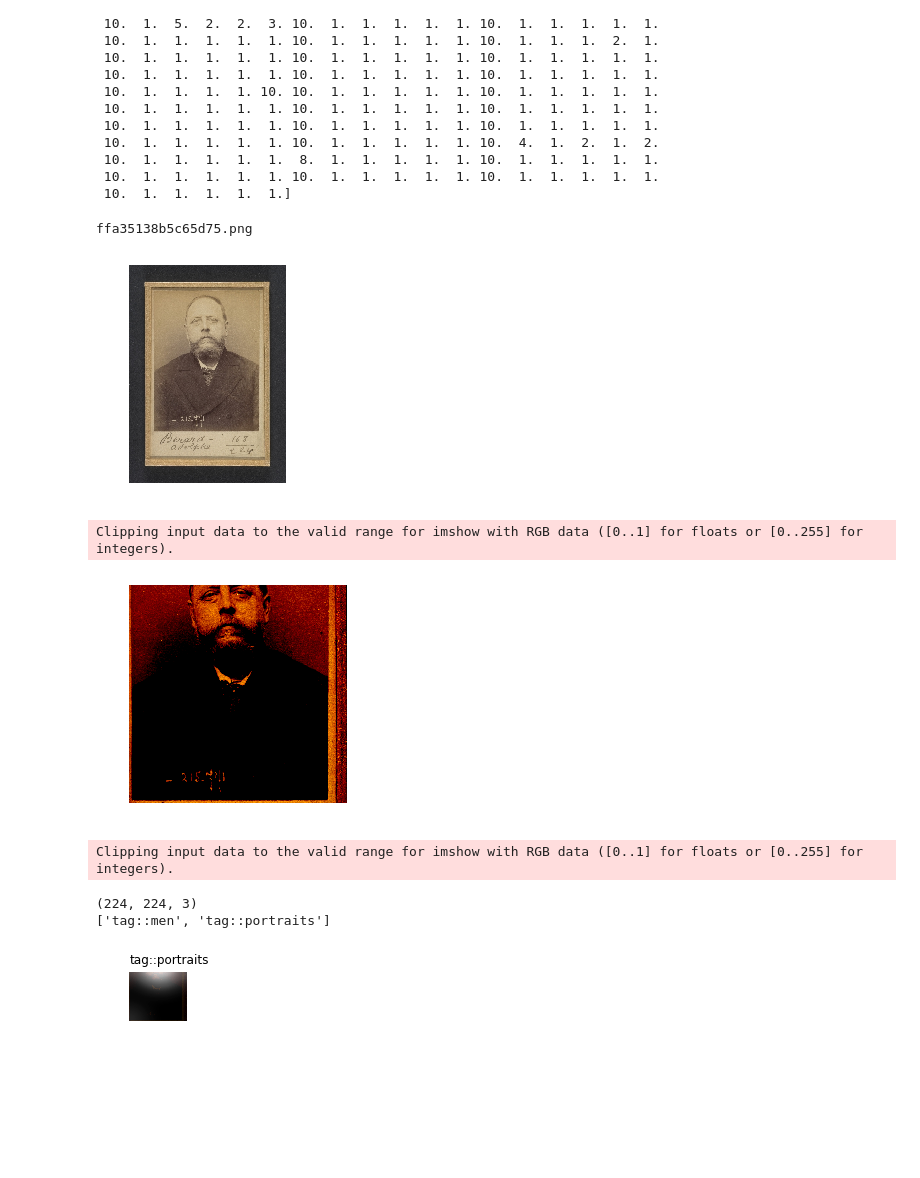
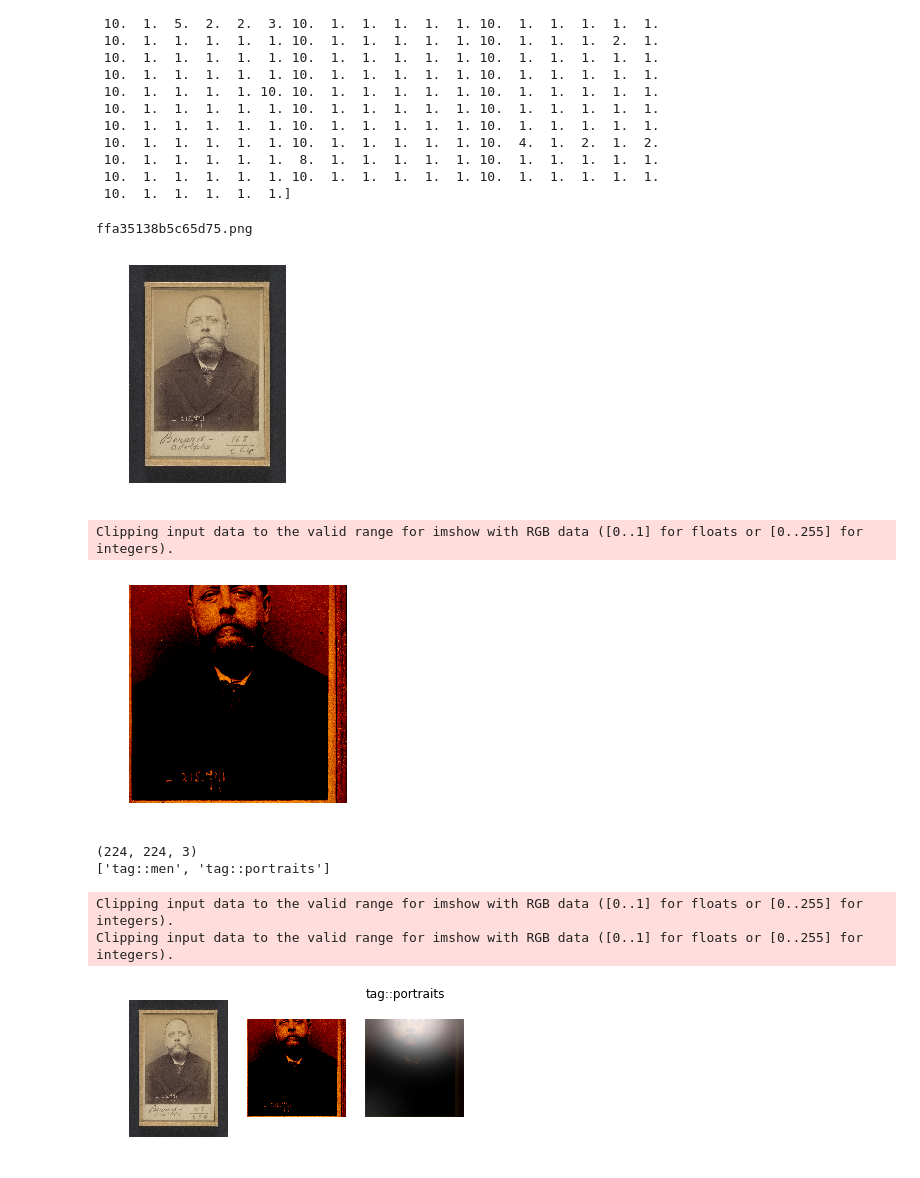
Before and after one commit to tsy935/CS231N_CZT, a Jupyter notebook: analyses/visualize_attention.ipynb, the cells around one changed output. Saved outputs shown, nothing was run; the diff lists cells and outputs as text; code cells hidden in the pictures; blank space fills up the shorter version.

Commit message:
Update code to only crop images for prediction

```diff
--- a/analyses/visualize_attention.ipynb
+++ b/analyses/visualize_attention.ipynb
@@ -63,7 +63,7 @@ print(np.sum(labels_pred, axis=1))
 # %%
 ## Adapted from https://github.com/sgrvinod/a-PyTorch-Tutorial-to-Image-Captioning/blob/master/caption.py
 ## Function to visualize attention map for one image
-def visualize_att(image, pred_labels, alphas, idx2class, smooth=True):
+def visualize_att(img_path, image, pred_labels, alphas, idx2class, smooth=True):
     """
     Visualizes caption with weights at every word.
     Adapted from paper authors' repo: https://github.com/kelvinxu/arctic-captions/blob/master/alpha_visualization.ipynb
@@ -74,21 +74,27 @@ def visualize_att(image, pred_labels, alphas, idx2class, smooth=True):
         idx2class: dictionary mapping indices to class names
         smooth: boolean, whether smooth weights
     """
-    #image = Image.open(img_path)
+
+    label_nums = np.argwhere(pred_labels == 1.0).reshape(-1).tolist()
+    num_pred = len(label_nums)
+
+    raw_img = Image.open(img_path)
+    plt.subplot(1, num_pred + 2, 1)
+    plt.imshow(raw_img)
+    plt.axis('off')
     #image = image.resize([14 * 50, 14 * 50])
     #image = image.resize([14 * 24, 14 * 24], Image.LANCZOS)
     #image = image.resize([224, 224], Image.LANCZOS)
 
-    label_nums = np.argwhere(pred_labels == 1.0).reshape(-1).tolist()
-    num_pred = len(label_nums)
-
-    plt.subplot()
+    plt.subplot(1, num_pred + 2, 2)
+    plt.imshow(image)
+    plt.axis('off')
 
 
     for t, lab in enumerate(label_nums):
-        plt.subplot(np.ceil(num_pred / 5.), 5, t + 1)
+        plt.subplot(1, num_pred + 2, t + 3)
 
-        plt.text(0, 1, '%s' % (idx2class[lab]), color='black', backgroundcolor='white', fontsize=12)
+        plt.text(0, -50, '%s' % (idx2class[lab]), color='black', backgroundcolor='white', fontsize=12)
         plt.imshow(image)
         current_alpha = alphas[t, :].reshape(14, 14)
         if smooth:
@@ -144,38 +150,39 @@ print(ids[id_idx])
 # Show raw image
 raw_img = Image.open(img_path)
 plt.imshow(raw_img)
 plt.axis('off')
 plt.show()
 
 
 img = imgs[idx,:]
 plt.imshow(img)
 plt.axis('off')
 plt.show()
 print(img.shape)
 
 
 # Print ground truth labels
 curr_id = ids[id_idx].strip('.png')
 idx_eg = label_df.index[label_df['id'] == curr_id]
 orig_label = label_df.iloc[idx_eg,1].tolist()
 orig_label = orig_label[0].split(' ')
 orig_label_names = []
 for l in orig_label:
     orig_label_names.append(idx2class[int(l)])
 print(orig_label_names)
 
 # Show attention
-visualize_att(img, pred_label, alpha, idx2class, smooth=True)
+visualize_att(img_path, img, pred_label, alpha, idx2class, smooth=True)
 # %% [output]
 ffa35138b5c65d75.png
 [figure]
 Clipping input data to the valid range for imshow with RGB data ([0..1] for floats or [0..255] for integers).
 [figure]
-Clipping input data to the valid range for imshow with RGB data ([0..1] for floats or [0..255] for integers).
+(224, 224, 3)
+['tag::men', 'tag::portraits']
-(224, 224, 3)
-['tag::men', 'tag::portraits']
+Clipping input data to the valid range for imshow with RGB data ([0..1] for floats or [0..255] for integers).
+Clipping input data to the valid range for imshow with RGB data ([0..1] for floats or [0..255] for integers).
-[figure, old version]
+[figure, new version]
 # %%
 id_idx = 4
 idx = id_idx * 6 + 2
```
Also changed, not shown: parts of 4 cells of this notebook, 2 other files.
